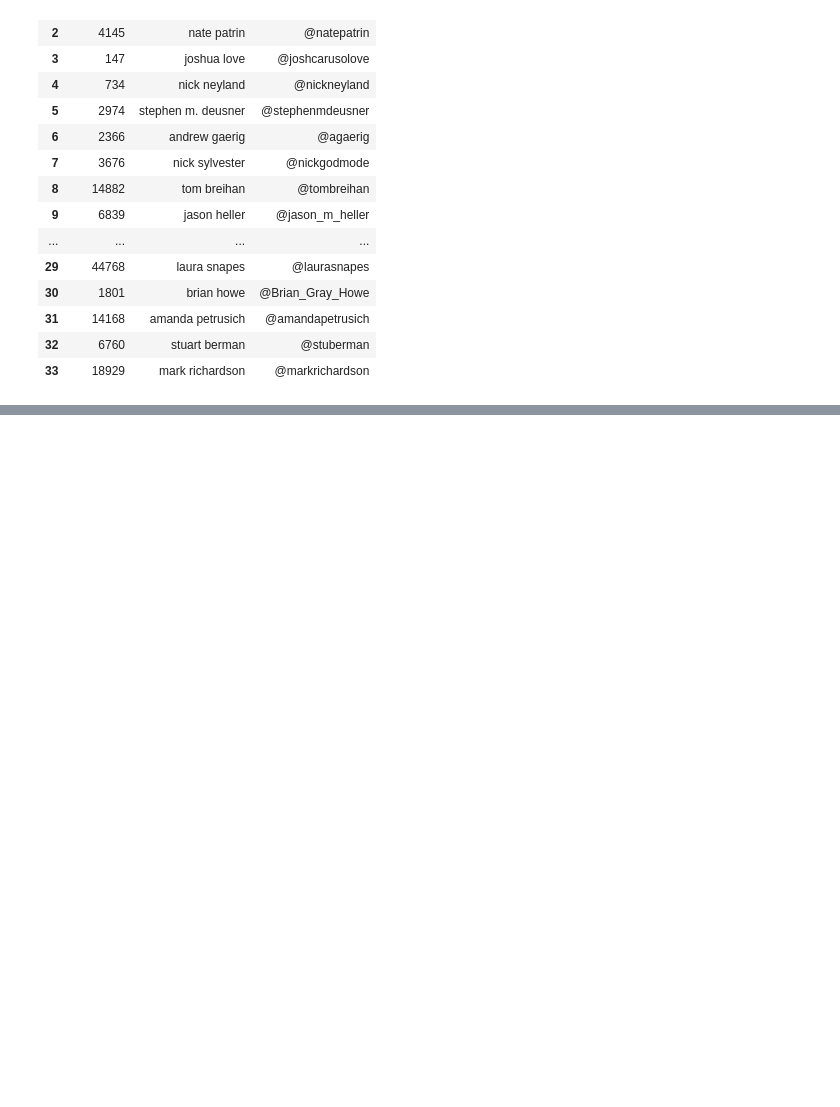
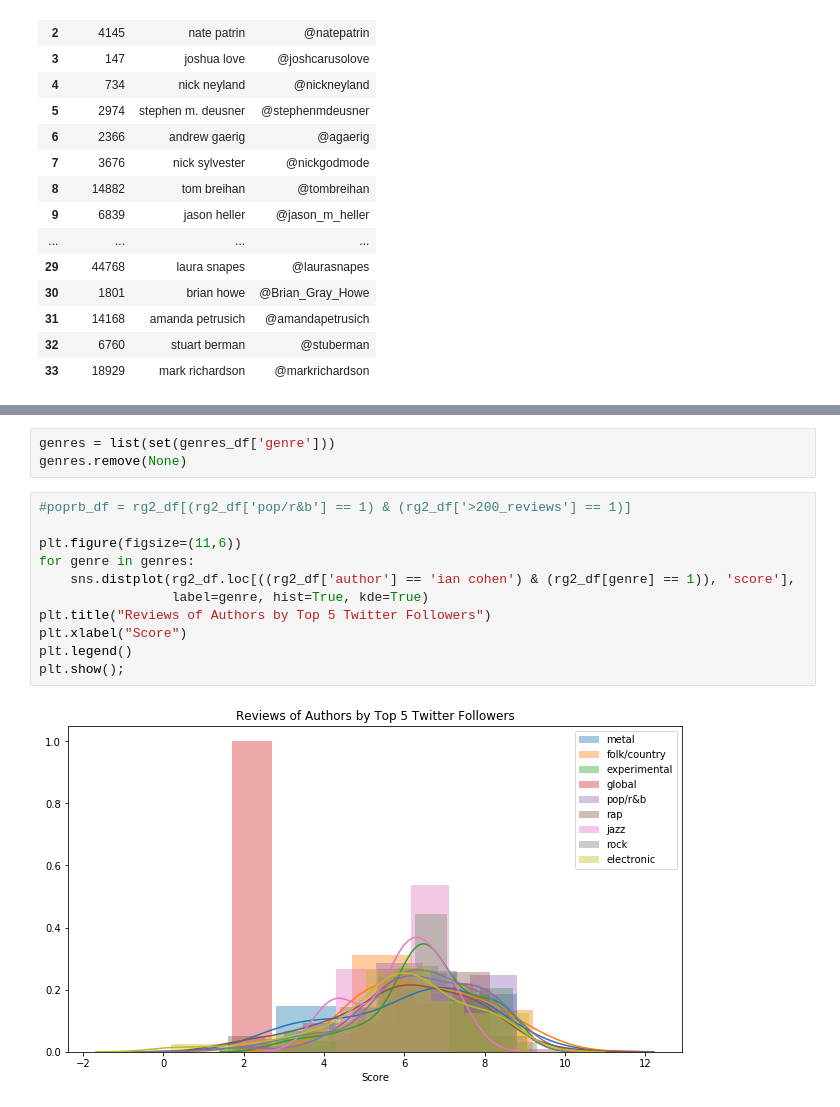
Before and after one commit to jnawjux/pitchfork_review_testing, a Jupyter notebook: Music_Index.ipynb, the cells around one changed output, grey strips where cells are left out. Saved outputs shown, nothing was run; the diff lists cells and outputs as text; blank space fills up the shorter version.

```diff
--- a/Music_Index.ipynb
+++ b/Music_Index.ipynb
@@ -691,0 +755,16 @@ author_tw
+# %%
+genres = list(set(genres_df['genre']))
+genres.remove(None)
+# %%
+#poprb_df = rg2_df[(rg2_df['pop/r&b'] == 1) & (rg2_df['>200_reviews'] == 1)]
+
+plt.figure(figsize=(11,6))
+for genre in genres:
+    sns.distplot(rg2_df.loc[((rg2_df['author'] == 'ian cohen') & (rg2_df[genre] == 1)), 'score'],
+                 label=genre, hist=True, kde=True)
+plt.title("Reviews of Authors by Top 5 Twitter Followers")
+plt.xlabel("Score")
+plt.legend()
+plt.show();
+# %% [output]
+[figure, added]
```
Also changed, not shown: parts of 30 cells of this notebook.
